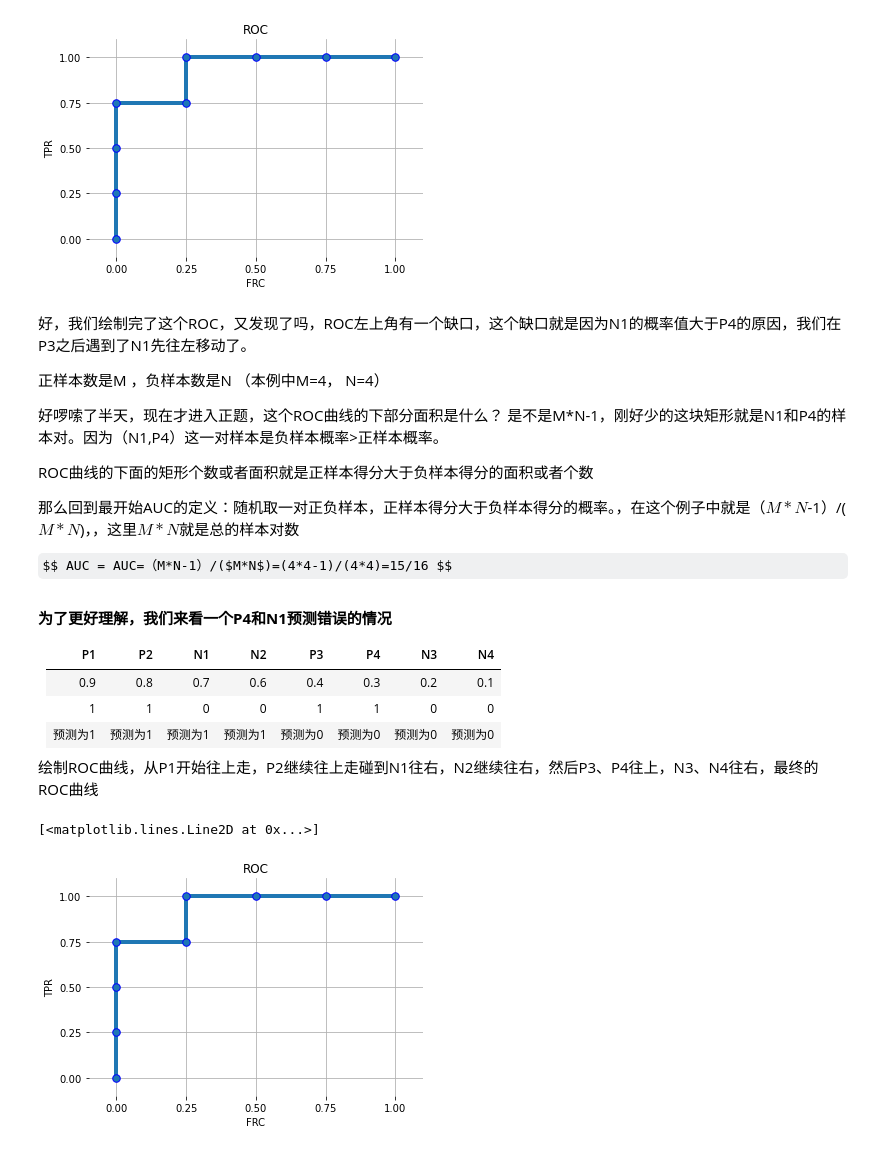
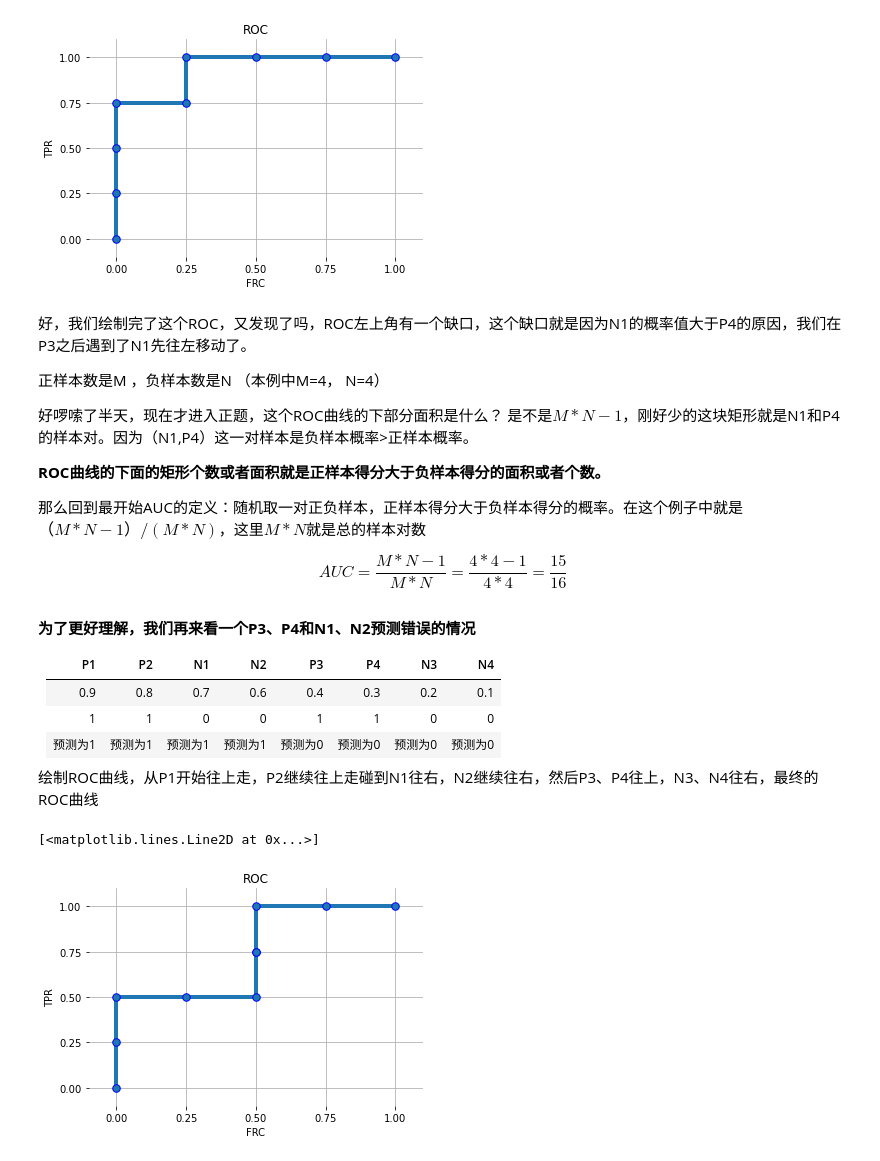
Before and after one commit to zhuzhuruan/Python_Learning, a Jupyter notebook: 7_数据分析/2_机器学习/1_统计学习方法概论/4_分类问题.ipynb, the cells around one changed output. Saved outputs shown, nothing was run; the diff lists cells and outputs as text; code cells hidden in the pictures; some formulas as TeX source.

```diff
--- a/7_数据分析/2_机器学习/1_统计学习方法概论/4_分类问题.ipynb
+++ b/7_数据分析/2_机器学习/1_统计学习方法概论/4_分类问题.ipynb
@@ -402,15 +402,15 @@ plt.plot(x, y, marker='.',markeredgecolor="blue",markersize=15,linewidth=4)
 
 正样本数是M ，负样本数是N （本例中M=4， N=4）
 
-好啰嗦了半天，现在才进入正题，这个ROC曲线的下部分面积是什么？ 是不是M\*N-1，刚好少的这块矩形就是N1和P4的样本对。因为（N1,P4）这一对样本是负样本概率>正样本概率。
+好啰嗦了半天，现在才进入正题，这个ROC曲线的下部分面积是什么？ 是不是$M*N-1$，刚好少的这块矩形就是N1和P4的样本对。因为（N1,P4）这一对样本是负样本概率>正样本概率。
 
-ROC曲线的下面的矩形个数或者面积就是正样本得分大于负样本得分的面积或者个数
+**ROC曲线的下面的矩形个数或者面积就是正样本得分大于负样本得分的面积或者个数。**
 
-那么回到最开始AUC的定义：随机取一对正负样本，正样本得分大于负样本得分的概率。，在这个例子中就是（$M*N$-1）/($M*N$)，，这里$M*N$就是总的样本对数
+那么回到最开始AUC的定义：随机取一对正负样本，正样本得分大于负样本得分的概率。在这个例子中就是$（M*N-1）/(M*N)$，这里$M*N$就是总的样本对数
 
-$$ AUC = AUC=（M*N-1）/($M*N$)=(4*4-1)/(4*4)=15/16 $$
+$$ AUC =\frac{M*N-1}{M*N}=\frac{4*4-1}{4*4}=\frac{15}{16} $$
 # %% [markdown]
-**为了更好理解，我们来看一个P4和N1预测错误的情况**
+**为了更好理解，我们再来看一个P3、P4和N1、N2预测错误的情况**
 
 |  P1  | P2  | N1  |  N2  | P3  | P4  | N3  | N4  |
 |  :----:  |  :----:  | :----:  |  :----:  |  :----:  | :----:  |  :----:  | :----:  |
@@ -422,29 +422,29 @@ $$ AUC = AUC=（M*N-1）/($M*N$)=(4*4-1)/(4*4)=15/16 $$
 # %%
 from matplotlib import pyplot as plt
 import numpy as np
 import matplotlib
 from matplotlib.ticker import AutoMinorLocator,MultipleLocator,FuncFormatter
 from scipy.interpolate import make_interp_spline
 
 #设置x，y 的主刻度定位器
 ax=plt.gca()
 ax.xaxis.set_major_locator(MultipleLocator(0.25))
 ax.yaxis.set_major_locator(MultipleLocator(0.25))
 # 设置x，y的范围
 plt.xlim(-0.1,1.1)
 plt.ylim(-0.1,1.1)
 plt.title("ROC")
 plt.xlabel("FRC")
 plt.ylabel("TPR")
 plt.grid(True)
 ax.spines['top'].set_visible(False)
 ax.spines['left'].set_visible(False)
 ax.spines['right'].set_visible(False)
 ax.spines['bottom'].set_visible(False)
 # 数值
-x = np.array([0,0,0,0,0.25,0.25,0.5,0.75,1])
-y = np.array([0,0.25,0.5,0.75,0.75,1,1,1,1])
+x = np.array([0,0,0,0.25,0.5,0.5,0.5,0.5,0.75,1])
+y = np.array([0,0.25,0.5,0.5,0.5,0.75,0.75,1,1,1])
 plt.plot(x, y, marker='.',markeredgecolor="blue",markersize=15,linewidth=4)
 # %% [output]
 [<matplotlib.lines.Line2D at 0x...>]
-[figure, old version]
+[figure, new version]
```
Also changed, not shown: parts of 4 cells of this notebook.
